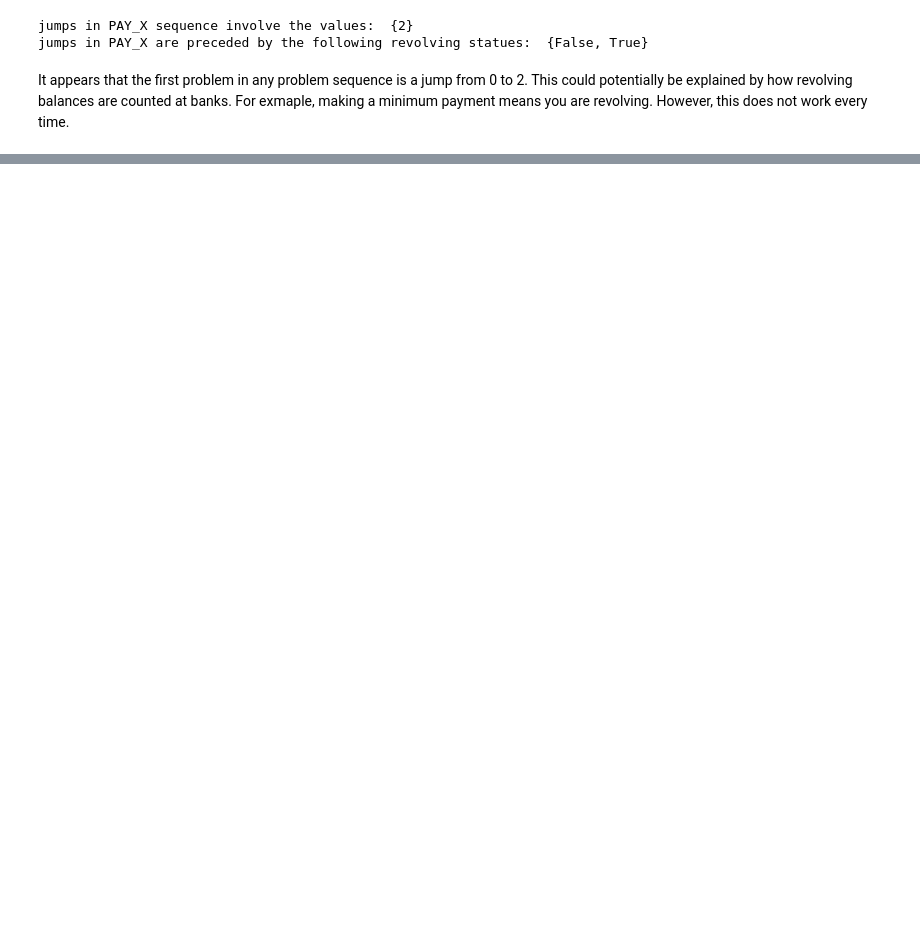
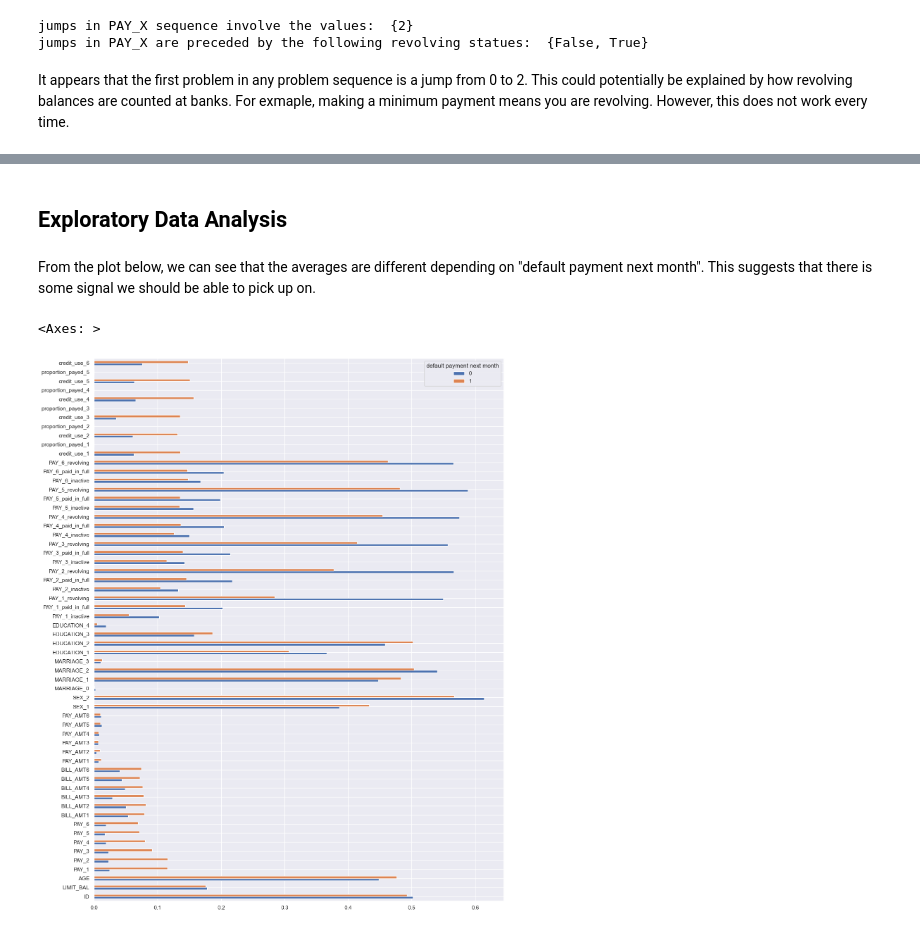
Before and after one commit to jkritsch/Predicting-Credit-Card-Default, a Jupyter notebook: notebooks/Initial Data Cleaning by Juergen.ipynb, the cells around one changed output, grey strips where cells are left out. Saved outputs shown, nothing was run; the diff lists cells and outputs as text; code cells hidden in the pictures; blank space fills up the shorter version.

```diff
--- a/notebooks/Initial Data Cleaning by Juergen.ipynb
+++ b/notebooks/Initial Data Cleaning by Juergen.ipynb
@@ -190,0 +236,17 @@ problem_sequences
+# %%
+for i in range(1,7):
+    data["credit_use_{}".format(i)] = data["BILL_AMT{}".format(i)] / data["LIMIT_BAL"]
+    if i <6:
+        data["proportion_payed_{}".format(i)] = data["PAY_AMT{}".format(i)] / data["BILL_AMT{}".format(i+1)]
+data = data.fillna(1)
+# %% [markdown]
+## Exploratory Data Analysis
+# %% [markdown]
+From the plot below, we can see that the averages are different depending on "default payment next month". This suggests that there is some signal we should be able to pick up on.
+# %%
+sns.set(rc={"figure.figsize":( 15,20)})
+df =data.groupby(by = "default payment next month").mean()/data.groupby(by = "default payment next month").max()
+df.transpose().plot.barh()
+# %% [output]
+<Axes: >
+[figure, added]
```
Also changed, not shown: parts of 13 cells of this notebook, 6 other files.
